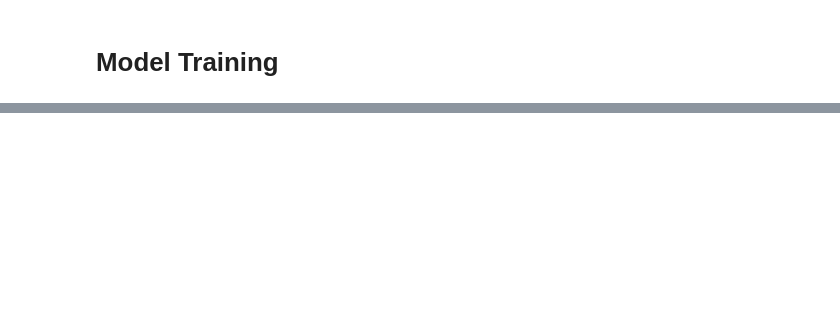
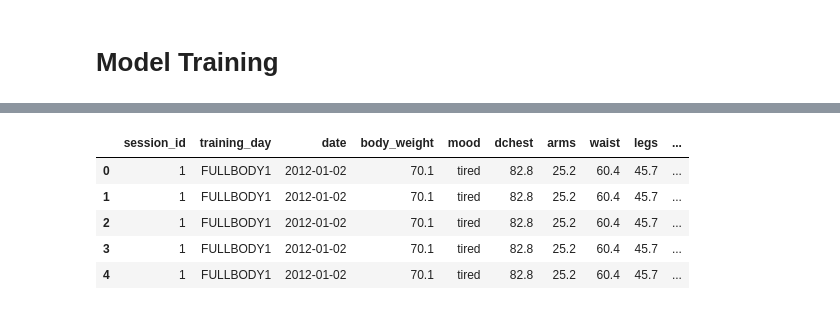
Before and after one commit to viderson/gym_pipeline, a Jupyter notebook: analysis/model_training.ipynb, the cells around one changed output, grey strips where cells are left out. Saved outputs shown, nothing was run; the diff lists cells and outputs as text; code cells hidden in the pictures; blank space fills up the shorter version.

```diff
--- a/analysis/model_training.ipynb
+++ b/analysis/model_training.ipynb
@@ -25,0 +24,10 @@ Error:
+# %%
+df = build_user_dataframe(1) #training data set
+# df.head(5)
+# %% [output]
+|  | session_id | training_day | date | body_weight | mood | dchest | arms | waist | legs | ... |
+| 0 | 1 | FULLBODY1 | 2012-01-02 | 70.1 | tired | 82.8 | 25.2 | 60.4 | 45.7 | ... |
+| 1 | 1 | FULLBODY1 | 2012-01-02 | 70.1 | tired | 82.8 | 25.2 | 60.4 | 45.7 | ... |
+| 2 | 1 | FULLBODY1 | 2012-01-02 | 70.1 | tired | 82.8 | 25.2 | 60.4 | 45.7 | ... |
+| 3 | 1 | FULLBODY1 | 2012-01-02 | 70.1 | tired | 82.8 | 25.2 | 60.4 | 45.7 | ... |
+| 4 | 1 | FULLBODY1 | 2012-01-02 | 70.1 | tired | 82.8 | 25.2 | 60.4 | 45.7 | ... |
```
Also changed, not shown: parts of 6 cells of this notebook, 9 other files.
